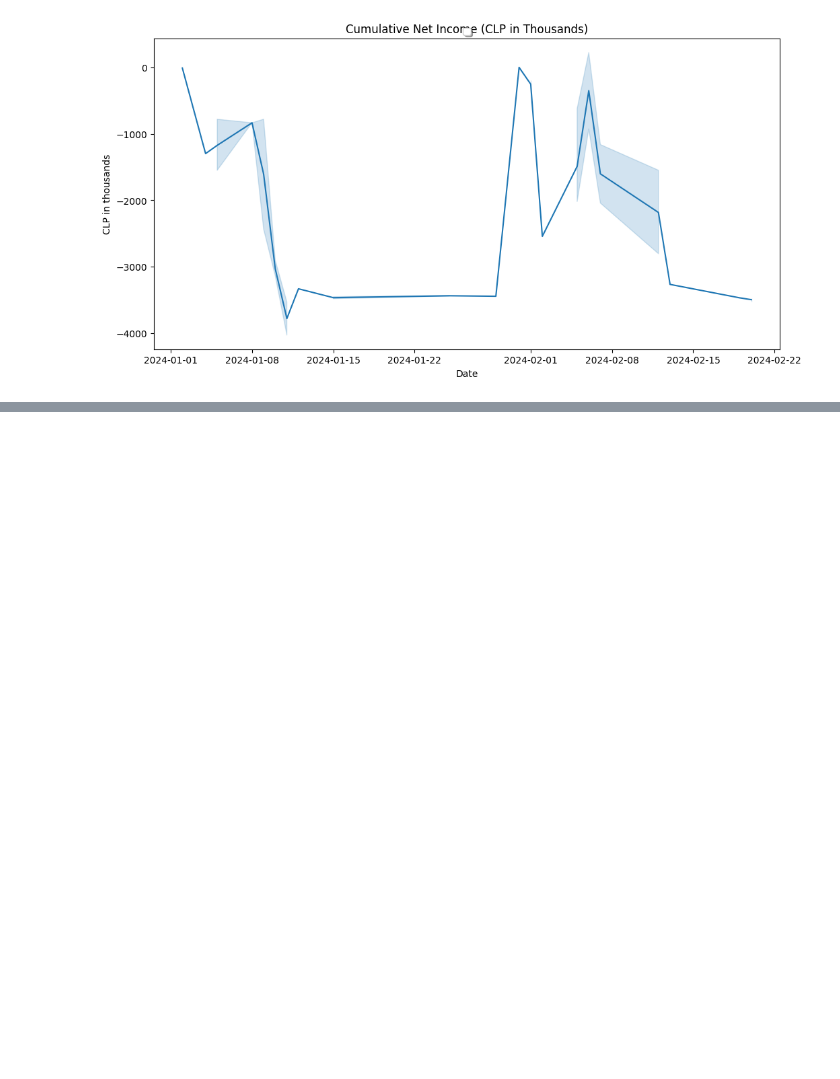
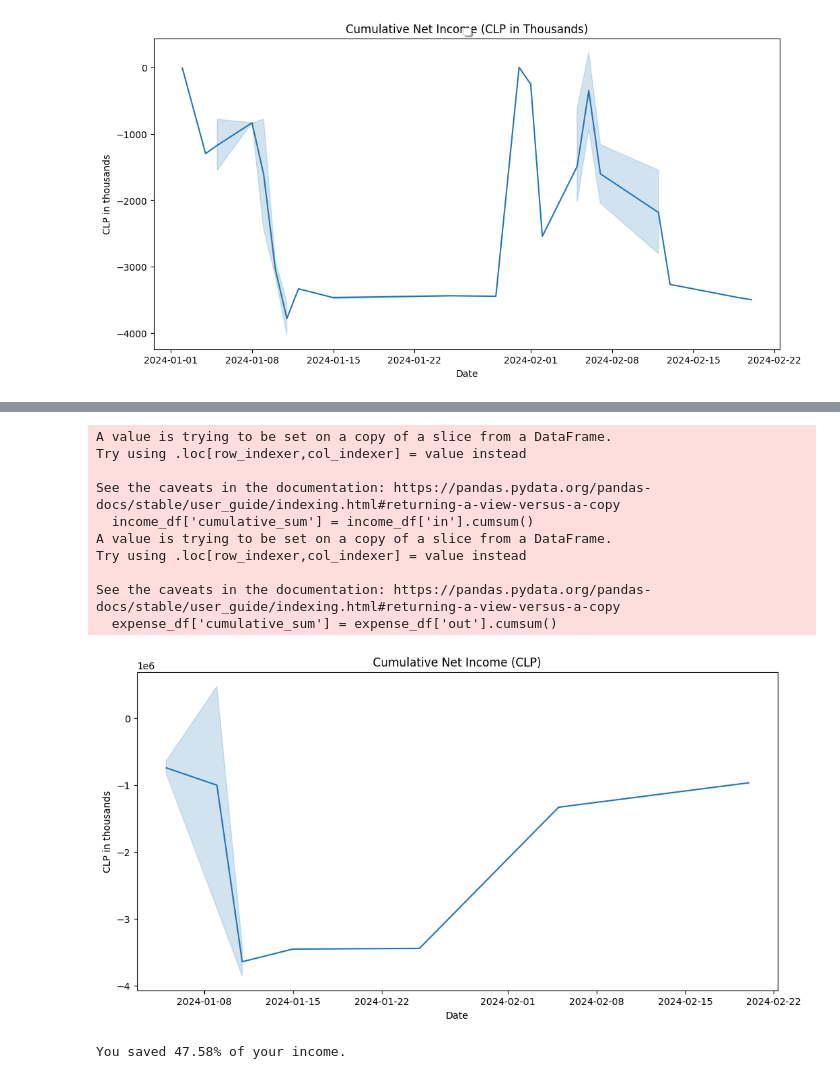
Before and after one commit to iair/financial_health, a Jupyter notebook: financial_health.ipynb, the cells around one changed output, grey strips where cells are left out. Drawn from its saved outputs; the diff is of its cells as text; code cells hidden in the pictures; blank space fills up the shorter version.

```diff
--- a/financial_health.ipynb
+++ b/financial_health.ipynb
@@ -254,0 +419,6 @@ WARNING:matplotlib.legend:No artists with labels found to put in legend.  Note t
+# %%
+# prompt: agrega una columna llamada category en donde todos los que tienen monto mayor a 0 en in queden como ingresos, los que están con monto mayor a 0 en out queden como egresos
+
+import numpy as np
+df['category'] = np.where(df['in'] > 0, 'ingresos', 'egresos')
+df.head()
@@ -254,0 +433,5 @@ WARNING:matplotlib.legend:No artists with labels found to put in legend.  Note t
+# %%
+# prompt: sobre-escribe como "retiros" en la columna category a todos los que tengan "Pago Dap Web" dentro del texto de la variable description
+
+df.loc[df['description'].str.contains('Pago Dap Web'), 'category'] = 'retiros'
+df[df['category'] == 'retiros']
@@ -254,0 +443,5 @@ WARNING:matplotlib.legend:No artists with labels found to put in legend.  Note t
+# %%
+# prompt: sobre-escribe como "inversion" en la columna category a todos los que tengan "Inversion Dap Web" dentro del texto de la variable description
+
+df.loc[df['description'].str.contains('Inversion Dap Web'), 'category'] = 'inversion'
+df[df['category'] == 'inversion']
@@ -254,0 +456,54 @@ WARNING:matplotlib.legend:No artists with labels found to put in legend.  Note t
+# %%
+# prompt: ahora, usando como ingreso las transacciones definidas en la variable category como "ingresos" y  usando como egreso las transacciones definidas en la variable category como "egresos":crea un gráfico de linea que me muestre el resultado neto acumulado de restar los egresos  vs los ingresos a lo largo del tiempo
+
+import pandas as pd
+import matplotlib.pyplot as plt
+# Filter transactions by category
+income_df = df[df['category'] == 'ingresos']
+expense_df = df[df['category'] == 'egresos']
+
+# Calculate the cumulative sum of income and expenses
+income_df['cumulative_sum'] = income_df['in'].cumsum()
+expense_df['cumulative_sum'] = expense_df['out'].cumsum()
+
+# Merge the income and expense dataframes
+merged_df = pd.merge(income_df, expense_df, on='date', suffixes=('_income', '_expense'))
+
+# Calculate the net income
+merged_df['net_income'] = merged_df['cumulative_sum_income'] - merged_df['cumulative_sum_expense']
+
+# Create a line plot of the net income
+plt.figure(figsize=(12, 6))
+sns.lineplot(data=merged_df, x='date', y='net_income')
+plt.title('Cumulative Net Income (CLP)')
+plt.xlabel('Date')
+plt.ylabel('CLP in thousands')
+plt.show()
+# %% [output]
+A value is trying to be set on a copy of a slice from a DataFrame.
+Try using .loc[row_indexer,col_indexer] = value instead
+
+See the caveats in the documentation: https://pandas.pydata.org/pandas-docs/stable/user_guide/indexing.html#returning-a-view-versus-a-copy
+  income_df['cumulative_sum'] = income_df['in'].cumsum()
+A value is trying to be set on a copy of a slice from a DataFrame.
+Try using .loc[row_indexer,col_indexer] = value instead
+
+See the caveats in the documentation: https://pandas.pydata.org/pandas-docs/stable/user_guide/indexing.html#returning-a-view-versus-a-copy
+  expense_df['cumulative_sum'] = expense_df['out'].cumsum()
+[figure, added]
+# %%
+# prompt: Usando la variable category. Definimos ahorro neto como la resta el monto de las inversiones menos los retiros. Quiero saber qué porcentaje de mis ingresos destiné a ahorro neto
+
+# Calculate the total amount of income
+total_income = df[df['category'] == 'ingresos']['in'].sum()
+
+# Calculate the total amount of savings
+total_savings = df[df['category'] == 'inversion']['out'].sum() - df[df['category'] == 'retiros']['out'].sum()
+
+# Calculate the percentage of income saved
+savings_percentage = (total_savings / total_income) * 100
+
+# Print the results
+print(f"You saved {round(savings_percentage, 2)}% of your income.")
+# %% [output]
+You saved 47.58% of your income.
```
Also changed, not shown: parts of 13 cells of this notebook.
